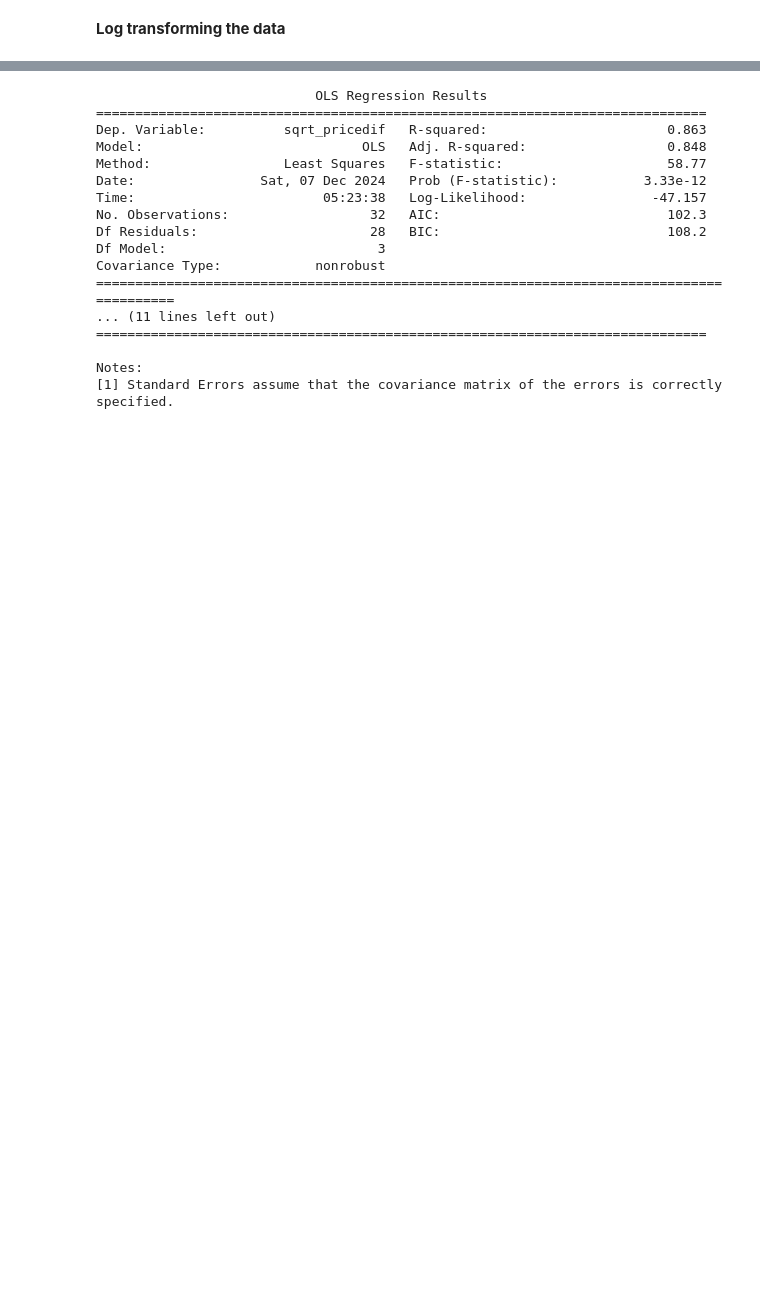
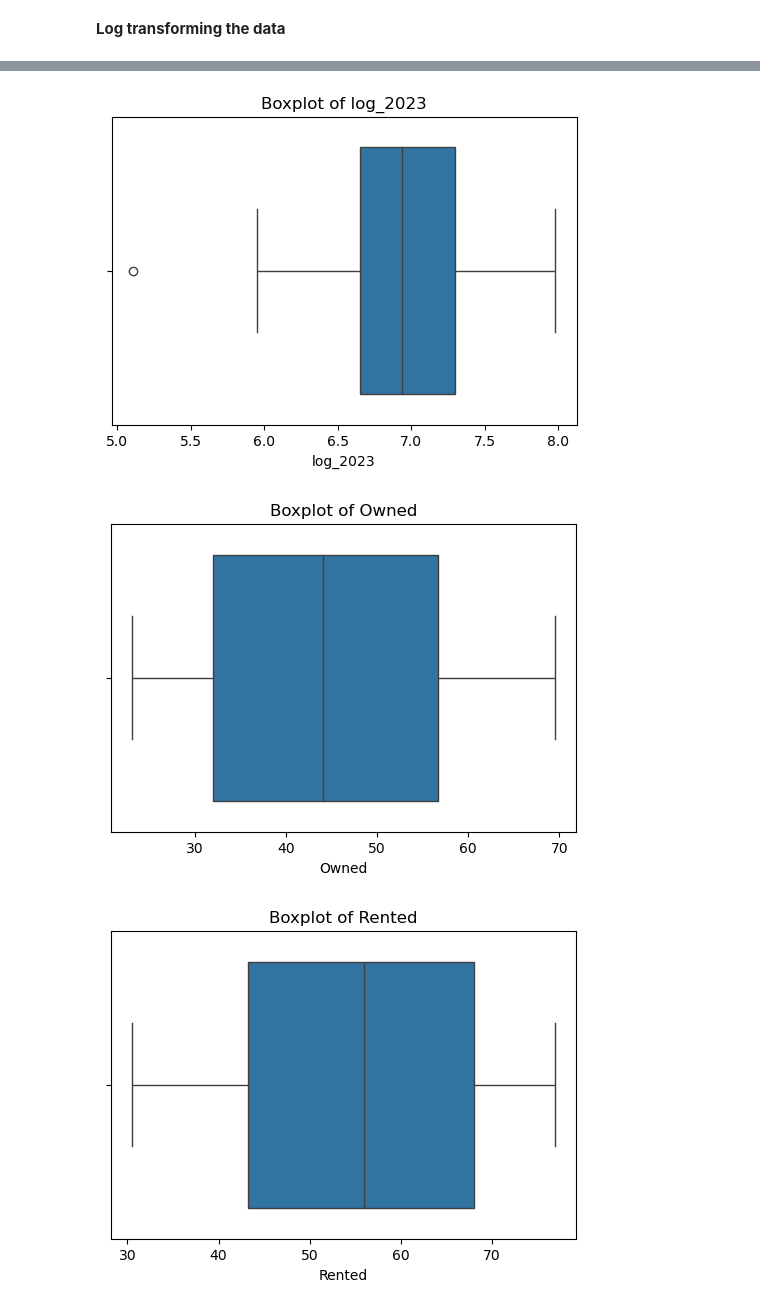
Before and after one commit to a-saveleva/FSDS_Slap, a Jupyter notebook: Regression.ipynb, the cells around one changed output, grey strips where cells are left out. Saved outputs shown, nothing was run; the diff lists cells and outputs as text; code cells hidden in the pictures; blank space fills up the shorter version.

```diff
--- a/Regression.ipynb
+++ b/Regression.ipynb
@@ -1012,10 +1012,10 @@ print(final_data_cleaned)
 import numpy as np
 
 # sqrt transform the 'Commercial_change' and '2023' columns heteroscedastic
-final_data_cleaned['sqrt_Commercial_change'] = np.sqrt(final_data_cleaned['Commercial_change'])
-final_data_cleaned['sqrt_2023'] = np.sqrt(final_data_cleaned[2023])
+final_data_cleaned['sqrt_Listings_Count_first'] = np.sqrt(final_data_cleaned['Listings_Count_first'])
+final_data_cleaned['log_2023'] = np.log(final_data_cleaned[2023])
 
-final_data_cleaned['sqrt_distance_to_midpoint'] = np.sqrt(final_data_cleaned['distance_to_midpoint'] + 1)  # Add 1 to avoid log(0)
+final_data_cleaned['log_distance_to_midpoint'] = np.log(final_data_cleaned['distance_to_midpoint'] + 1)  # Add 1 to avoid log(0)
 final_data_cleaned['sqrt_pricedif'] = np.sqrt(final_data_cleaned['Price_Difference'] + 1)  # Add 1 to avoid log(0)
 
 
@@ -1027,7 +1027,7 @@ print(final_data_cleaned)
 ## --- doing the shapiro test again on both
         ## logged commercial data ##
 # Perform the Shapiro-Wilk test
-stat, p_value = shapiro(final_data_cleaned["sqrt_Commercial_change"])
+stat, p_value = shapiro(final_data_cleaned['sqrt_Listings_Count_first'])
 ## Shapiro-Wilk Test Statistic: 0.9556339522701023
 #P-value: 0.20788115435839877
 
@@ -1037,7 +1037,7 @@ print(f"P-value: {p_value}")
 ##Shapiro-Wilk Test Statistic:
        ## logged vacant homes/borough
 # Perform the Shapiro-Wilk test
-stat, p_value = shapiro(final_data_cleaned['sqrt_2023'])
+stat, p_value = shapiro(final_data_cleaned[2023])
 
 # Display the results
 print(f"Shapiro-Wilk Test Statistic: {stat}")
@@ -1092,36 +1075,20 @@ P-value: 0.9843466468295471
-# %%
-import pandas as pd
-import statsmodels.api as sm
-
-#### --------- Fitting the model --------- ###
-
-# Defining the independent variables (X) and the dependent variable (y)
-X = final_data_cleaned[['sqrt_Commercial_change', 'sqrt_2023','Rented']]  # Independent variables
-y = final_data_cleaned['sqrt_pricedif']  # Dependent variable
-
-# Adding a constant to the model (for the intercept)
-X = sm.add_constant(X)
-
-# Fitting the model using OLS (Ordinary Least Squares)
-model = sm.OLS(y, X).fit()
-
-# Display the summary of the regression
-print(model.summary())
-# %% [output]
-                            OLS Regression Results
-==============================================================================
-Dep. Variable:          sqrt_pricedif   R-squared:                       0.863
-Model:                            OLS   Adj. R-squared:                  0.848
-Method:                 Least Squares   F-statistic:                     58.77
-Date:                Sat, 07 Dec 2024   Prob (F-statistic):           3.33e-12
-Time:                        05:23:38   Log-Likelihood:                -47.157
-No. Observations:                  32   AIC:                             102.3
-Df Residuals:                      28   BIC:                             108.2
-Df Model:                           3
-Covariance Type:            nonrobust
-==========================================================================================
-... (11 lines left out)
-==============================================================================
-
-Notes:
-[1] Standard Errors assume that the covariance matrix of the errors is correctly specified.
+# %%
+## checking for outliers and removing them after seeing that the residuals vs fitted plot is no normal
+## scattered around 0
+import matplotlib.pyplot as plt
+import seaborn as sns
+
+# List of variables to check for outliers
+vars_ = ['log_2023', 'Owned', 'Rented', 'sqrt_Commercial_change', 'log_distance_to_midpoint', 'sqrt_pricedif']
+
+# boxplots for each variable
+for var in vars_:
+    plt.figure(figsize=(6, 4))
+    sns.boxplot(x=final_data_cleaned[var])
+    plt.title(f'Boxplot of {var}')
+    plt.show()
+#as you can see there are outliers present even after transforming which may impact the models functionality
+# %% [output]
+[figure, added]
+[figure, added]
+[figure, added]
```
Also changed, not shown: parts of 13 cells of this notebook.
